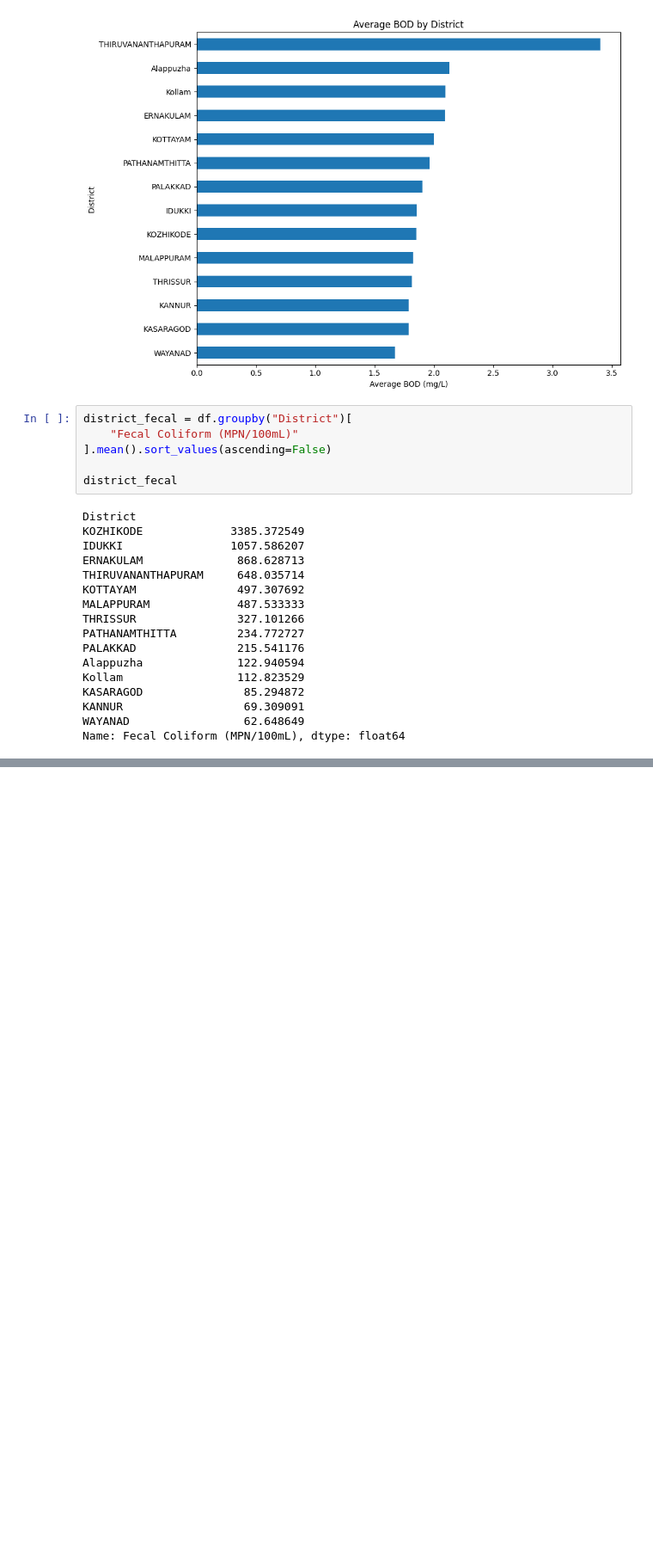
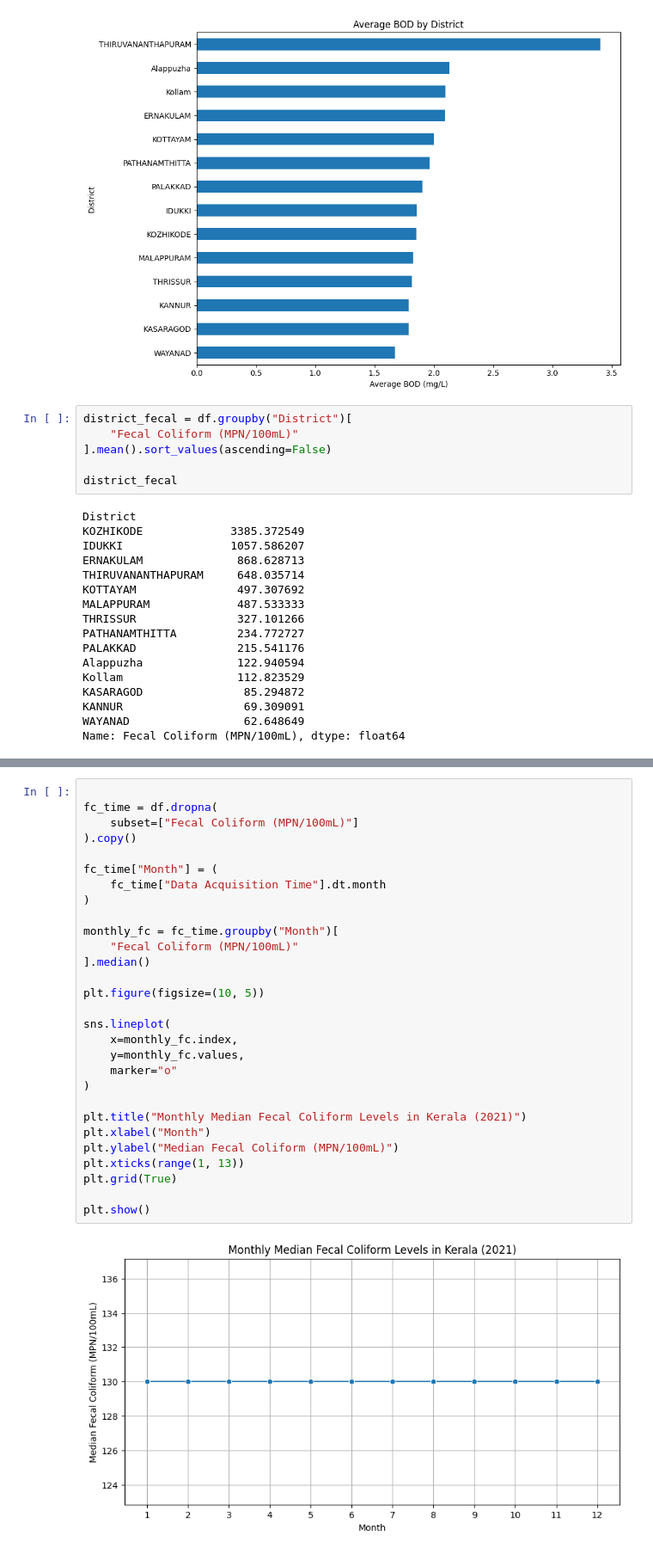
Before and after one commit to SanjanaPS502428/Water-Quality-Analysis, a Jupyter notebook: notebooks/02_water_quality_eda.ipynb, the cells around one changed output, grey strips where cells are left out. Shown at 86% size. Saved outputs shown, nothing was run; the diff lists cells and outputs as text; blank space fills up the shorter version.

```diff
--- a/notebooks/02_water_quality_eda.ipynb
+++ b/notebooks/02_water_quality_eda.ipynb
@@ -115,0 +212,31 @@ Name: Fecal Coliform (MPN/100mL), dtype: float64
+# %%
+
+fc_time = df.dropna(
+    subset=["Fecal Coliform (MPN/100mL)"]
+).copy()
+
+fc_time["Month"] = (
+    fc_time["Data Acquisition Time"].dt.month
+)
+
+monthly_fc = fc_time.groupby("Month")[
+    "Fecal Coliform (MPN/100mL)"
+].median()
+
+plt.figure(figsize=(10, 5))
+
+sns.lineplot(
+    x=monthly_fc.index,
+    y=monthly_fc.values,
+    marker="o"
+)
+
+plt.title("Monthly Median Fecal Coliform Levels in Kerala (2021)")
+plt.xlabel("Month")
+plt.ylabel("Median Fecal Coliform (MPN/100mL)")
+plt.xticks(range(1, 13))
+plt.grid(True)
+
+plt.show()
+# %% [output]
+[figure, added]
```
Also changed, not shown: parts of 34 cells of this notebook.
